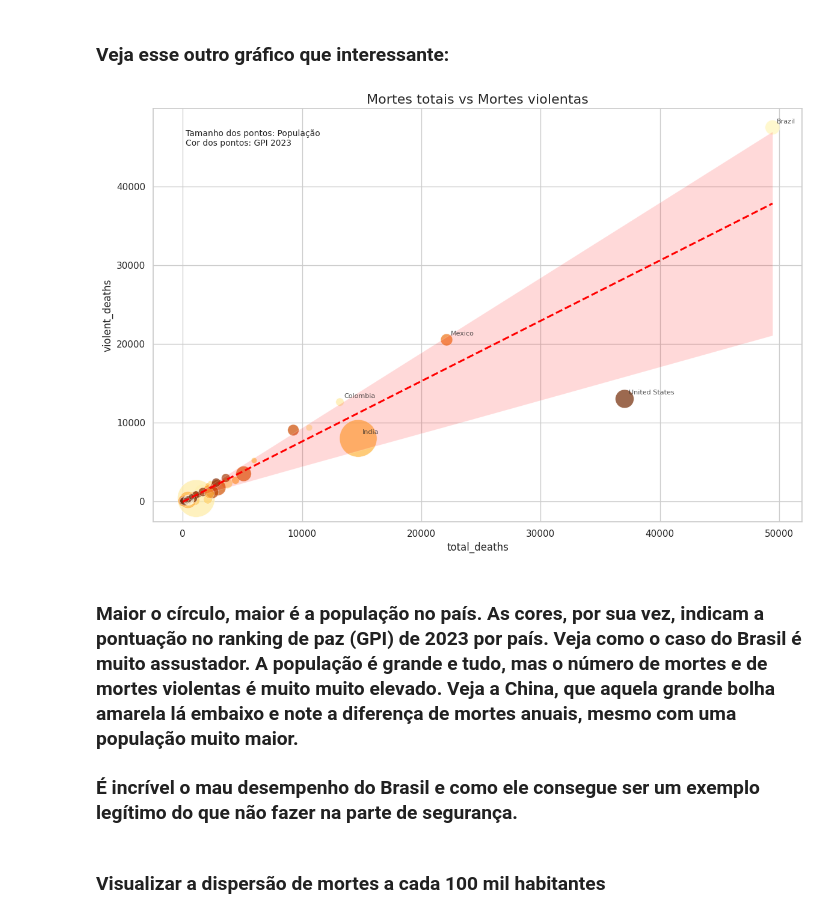
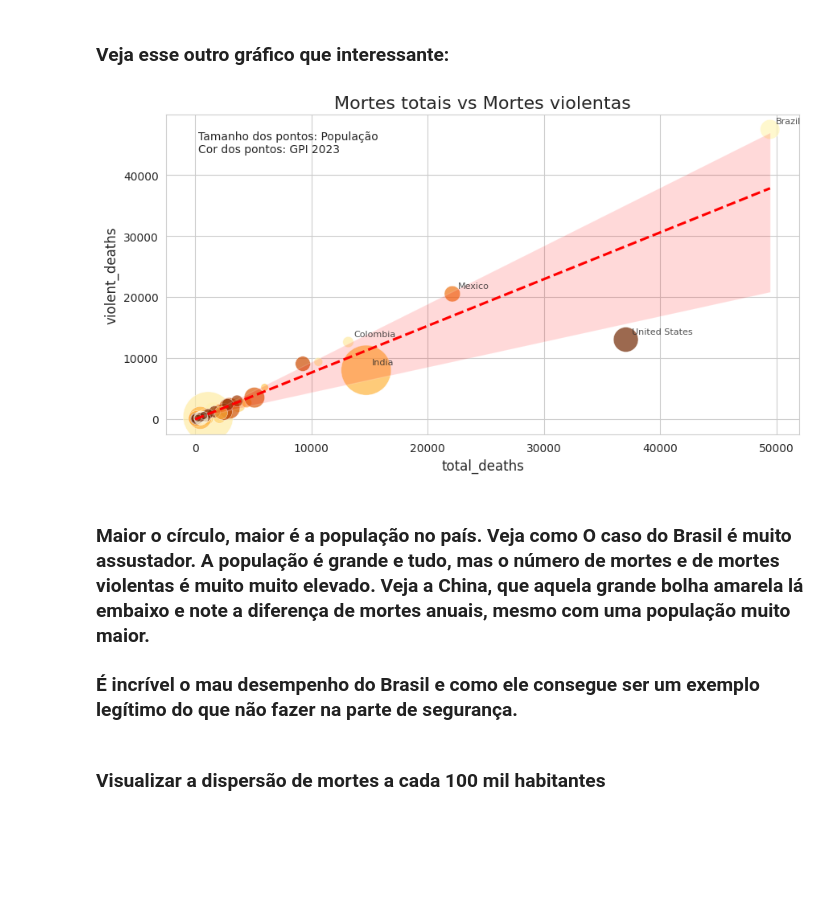
Before and after one commit to jlcamelo2350/Dados-e-automacao, a Jupyter notebook: Análise da Relação Armas de Fogo e Homicídios Globais/Projeto_Armas_de_fogo_e_Mortes_Violentas1.ipynb, the cells around one changed output. Cells and saved outputs as stored; diff of their text form; code cells hidden in the pictures; blank space fills up the shorter version.

```diff
--- a/Análise da Relação Armas de Fogo e Homicídios Globais/Projeto_Armas_de_fogo_e_Mortes_Violentas1.ipynb
+++ b/Análise da Relação Armas de Fogo e Homicídios Globais/Projeto_Armas_de_fogo_e_Mortes_Violentas1.ipynb
@@ -304,7 +295,7 @@ plt.show()
 sns.set_style("whitegrid")
 
 # Criar o gráfico de dispersão
-plt.figure(figsize=(12, 8))
+plt.figure(figsize=(9, 5))
 scatter = sns.scatterplot(
     data=df,
     x='total_deaths',
@@ -327,36 +318,36 @@ sns.regplot(
     data=df,
     x='total_deaths',
     y='violent_deaths',
     scatter=False,
     color='red',
     line_kws={'linestyle': '--'}
 )
 
 # Adicionar rótulos para alguns países (por exemplo, os 5 com mais mortes totais)
 top_5 = df.nlargest(5, 'total_deaths')
 for idx, row in top_5.iterrows():
     plt.annotate(
         row['country'],
         (row['total_deaths'], row['violent_deaths']),
         xytext=(5, 5),
         textcoords='offset points',
         fontsize=8,
         alpha=0.8
     )
 
 # Adicionar uma nota explicativa
 plt.text(0.05, 0.95, 'Tamanho dos pontos: População\nCor dos pontos: GPI 2023',
          transform=plt.gca().transAxes, fontsize=10, verticalalignment='top')
 
 # Ajustar o layout
 plt.tight_layout()
 
 # Mostrar o gráfico
 plt.show()
 # %% [output]
-[figure, old version]
+[figure, new version]
 # %% [markdown]
-### Maior o círculo, maior é a população no país. As cores, por sua vez, indicam a pontuação no ranking de paz (GPI) de 2023 por país. Veja como o caso do Brasil é muito assustador. A população é grande e tudo, mas o número de mortes e de mortes violentas é muito muito elevado. Veja a China, que aquela grande bolha amarela lá embaixo e note a diferença de mortes anuais, mesmo com uma população muito maior.
+### Maior o círculo, maior é a população no país. Veja como O caso do Brasil é muito assustador. A população é grande e tudo, mas o número de mortes e de mortes violentas é muito muito elevado. Veja a China, que aquela grande bolha amarela lá embaixo e note a diferença de mortes anuais, mesmo com uma população muito maior.
 ### É incrível o mau desempenho do Brasil e como ele consegue ser um exemplo legítimo do que não fazer na parte de segurança.
 # %% [markdown]
 ### Visualizar a dispersão de mortes a cada 100 mil habitantes
```
Also changed, not shown: parts of 30 cells of this notebook.
